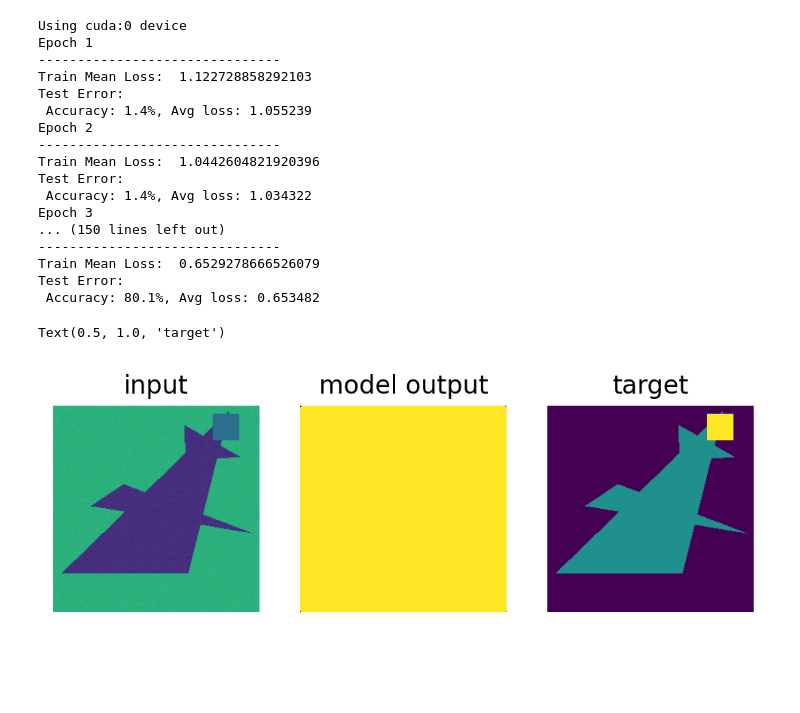
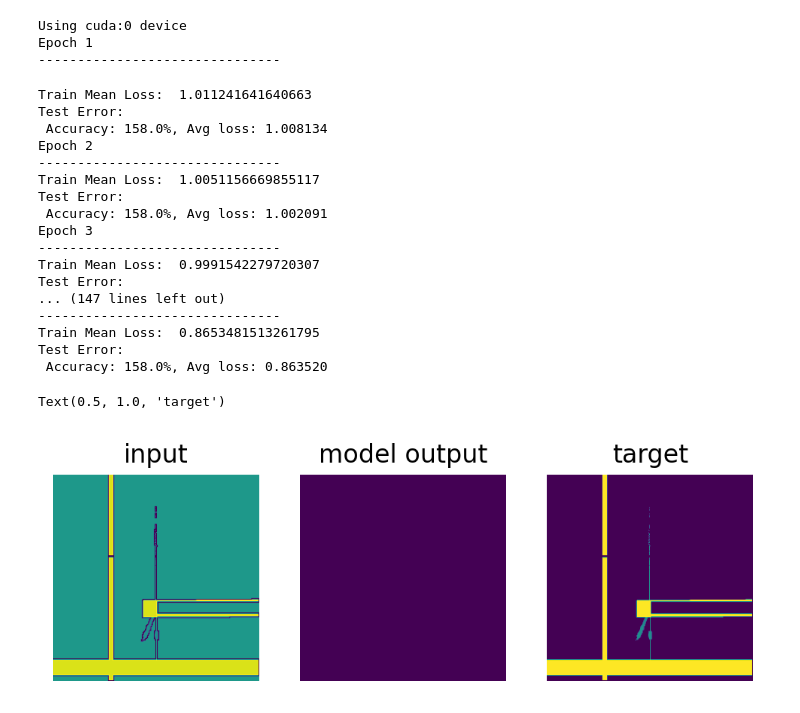
Before and after one commit to moreaire/unet, a Jupyter notebook: unet_sim_updated.ipynb, the cells around one changed output. Saved outputs shown, nothing was run; the diff lists cells and outputs as text; code cells hidden in the pictures; blank space fills up the shorter version.

```diff
--- a/unet_sim_updated.ipynb
+++ b/unet_sim_updated.ipynb
@@ -109,7 +109,7 @@ def normalization(x):
     return x_norm
 
 def rand_input(x, **kwargs):
-
+    x = x.float().to(device)
     val = torch.rand(3).to(device)
     x = torch.where(x==0,val[0],x)
     x = torch.where(x==1, val[1],x)
@@ -139,8 +139,9 @@ class Dataset(Dataset):
                 index += len(self.list_IDs)
         # Load data and get label
         X = torch.load(ID)
-        x_rand = rand_input(X['target'])
-        x_rand += 0.1*torch.rand(x_rand.shape)
+        x_rand = rand_input(X['target']).cpu()
+        #x_rand += 0.1*torch.rand(x_rand.shape)
+
         X['input'] = normalization(x_rand)
         return X
 # %%
@@ -343,7 +337,7 @@ params = {'batch_size': 4, #Number of samples in each batch
           'shuffle': True,
           'num_workers': 0} #Number of process to generate batches in //
 max_epochs = 33
-learning_rate = 1e-2
+learning_rate = 1e-3
 num = 0 #FOR RANDOM SEED
 
 set_rand_seed(num)
@@ -354,7 +348,9 @@ orig_array = []
 desc = "First saving run. Only trained on the mask input"
 
 #Training
-datafile = "data/sim_address.csv"
+#datafile = "data/sim_address.csv"
+#datafile =  "/nsls2/users/maire1/sim_data/sim_address.csv"
+datafile = "/nsls2/users/maire1/unet/data/unet/cropped_data/cropped_img_address_pp.csv"
 
 #def main(datafile, params, max_epochs):
 
@@ -364,12 +360,12 @@ device = cuda_setup()
 # Datasets
 file = pd.read_csv(datafile)
 partition = file['address']# IDs
-training_partition = partition[:800]
-validation_partition = partition[800:]
+training_partition = partition[:160]
+validation_partition = partition[160:]
 
 labels = file['sample']# Labels
-training_labels = labels[:800]
-validation_labels = labels[800:]
+training_labels = labels[:160]
+validation_labels = labels[160:]
 
 model = UNet().to(device) #comment this out when you start training
 
@@ -378,6 +374,7 @@ training_set = Dataset(training_partition, training_labels)
 training_generator = DataLoader(training_set, **params, pin_memory=True)
 
 validation_set = Dataset(validation_partition, validation_labels)
+
 validation_generator = DataLoader(validation_set, **params, pin_memory=True)
 # images, masks = next(iter(training_generator))['input'], next(iter(training_generator))['target']
 
@@ -401,20 +398,23 @@ for epoch in range(max_epochs):
 Using cuda:0 device
 Epoch 1
 -------------------------------
-Train Mean Loss:  1.122728858292103
-Test Error:
- Accuracy: 1.4%, Avg loss: 1.055239
-Epoch 2
--------------------------------
-Train Mean Loss:  1.0442604821920396
-Test Error:
- Accuracy: 1.4%, Avg loss: 1.034322
-Epoch 3
-... (150 lines left out)
--------------------------------
-Train Mean Loss:  0.6529278666526079
-Test Error:
- Accuracy: 80.1%, Avg loss: 0.653482
+Train Mean Loss:  1.011241641640663
+Test Error:
+ Accuracy: 158.0%, Avg loss: 1.008134
+Epoch 2
+-------------------------------
+Train Mean Loss:  1.0051156669855117
+Test Error:
+ Accuracy: 158.0%, Avg loss: 1.002091
+Epoch 3
+-------------------------------
+Train Mean Loss:  0.9991542279720307
+Test Error:
+... (147 lines left out)
+-------------------------------
+Train Mean Loss:  0.8653481513261795
+Test Error:
+ Accuracy: 158.0%, Avg loss: 0.863520
 # %%
 local_batch = next(iter(training_generator))
 x = local_batch['input'].unsqueeze(1).to(device)
@@ -424,17 +425,18 @@ x_hat = model(x)
 # %%
 fig, ax = plt.subplots(1, 3, dpi = 200)
 
 k =2
 
-ax[0].imshow(x[k, 0, :, :].cpu().detach().numpy(), vmin = -1, vmax = 1)
-ax[1].imshow(x_hat[k, :, :, :].cpu().detach().numpy().argmax(0), vmin = 0, vmax = 2)
+ax[0].imshow(x[k, 0, :, :].cpu().detach().numpy())#, vmin = -1, vmax = 1)
+ax[1].imshow(x_hat[k, :, :, :].cpu().detach().numpy().argmax(0))#, vmin = 0, vmax = 2)
+#ax[1].imshow(x_hat[k, 1, :, :].cpu().detach().numpy(), vmin = 0, vmax = 2)
 ax[2].imshow(local_batch['target'][k])
 for j in range(3):
     ax[j].axis('off')
 
 ax[0].set_title('input')
 ax[1].set_title('model output')
 ax[2].set_title('target')
 # %% [output]
 Text(0.5, 1.0, 'target')
-[figure, old version]
+[figure, new version]
```
Also changed, not shown: parts of 11 cells of this notebook, 2 other files.
